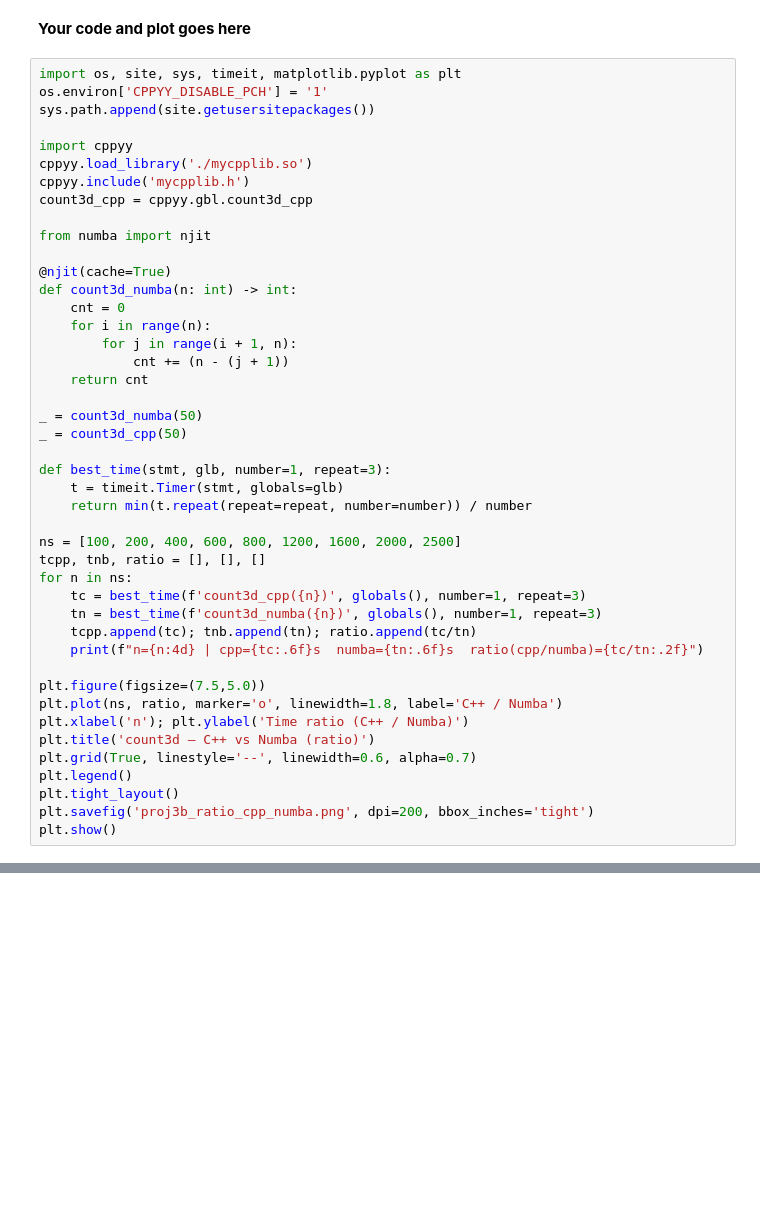
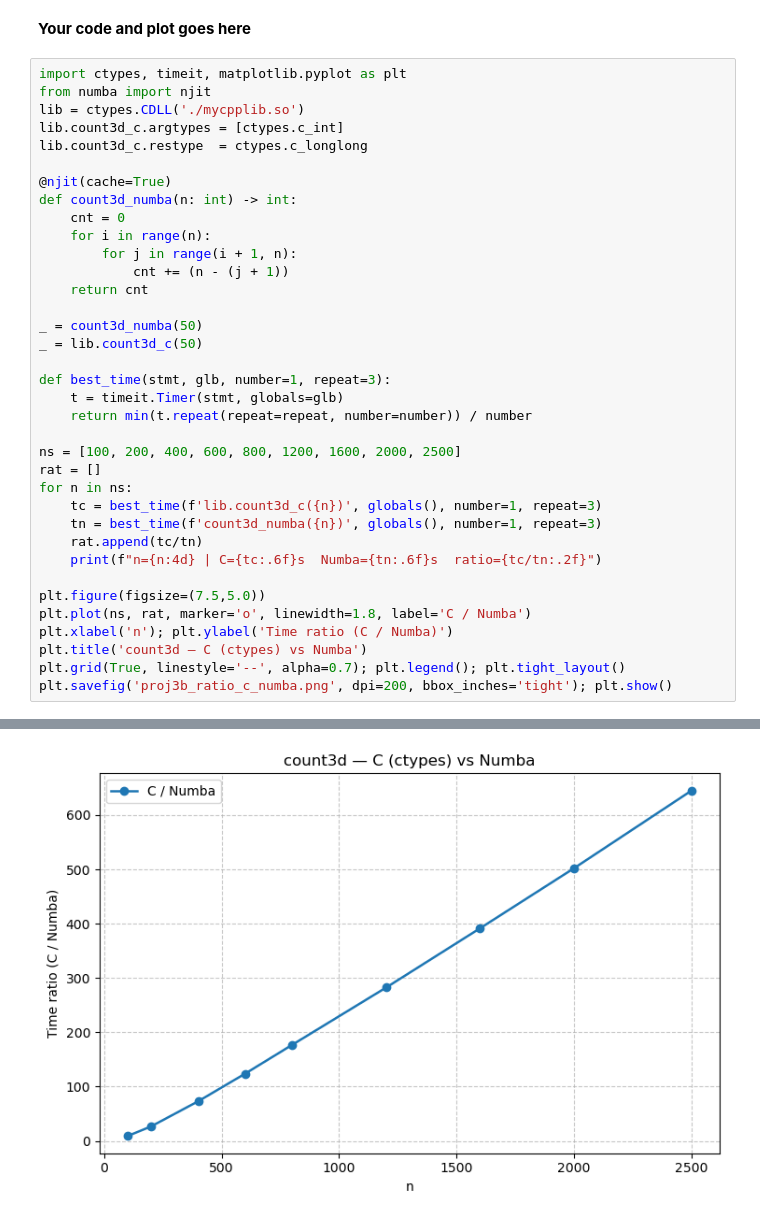
Before and after one commit to Y0UNGW00NGKIM/C-to-Python, a Jupyter notebook: cppyy.ipynb, the cells around one changed output, grey strips where cells are left out. Drawn from its saved outputs; the diff is of its cells as text; blank space fills up the shorter version.

```diff
--- a/cppyy.ipynb
+++ b/cppyy.ipynb
@@ -321,16 +254,11 @@ Repeat the exerise now comparing the ties using C++ and numba (C++/numba).
 # %% [markdown]
 **Your code and plot goes here**
 # %%
-import os, site, sys, timeit, matplotlib.pyplot as plt
-os.environ['CPPYY_DISABLE_PCH'] = '1'
-sys.path.append(site.getusersitepackages())
-
-import cppyy
-cppyy.load_library('./mycpplib.so')
-cppyy.include('mycpplib.h')
-count3d_cpp = cppyy.gbl.count3d_cpp
-
+import ctypes, timeit, matplotlib.pyplot as plt
 from numba import njit
+lib = ctypes.CDLL('./mycpplib.so')
+lib.count3d_c.argtypes = [ctypes.c_int]
+lib.count3d_c.restype  = ctypes.c_longlong
 
 @njit(cache=True)
 def count3d_numba(n: int) -> int:
@@ -341,26 +269,24 @@ def count3d_numba(n: int) -> int:
     return cnt
 
 _ = count3d_numba(50)
-_ = count3d_cpp(50)
+_ = lib.count3d_c(50)
 
 def best_time(stmt, glb, number=1, repeat=3):
     t = timeit.Timer(stmt, globals=glb)
     return min(t.repeat(repeat=repeat, number=number)) / number
 
 ns = [100, 200, 400, 600, 800, 1200, 1600, 2000, 2500]
-tcpp, tnb, ratio = [], [], []
+rat = []
 for n in ns:
-    tc = best_time(f'count3d_cpp({n})', globals(), number=1, repeat=3)
+    tc = best_time(f'lib.count3d_c({n})', globals(), number=1, repeat=3)
     tn = best_time(f'count3d_numba({n})', globals(), number=1, repeat=3)
-    tcpp.append(tc); tnb.append(tn); ratio.append(tc/tn)
-    print(f"n={n:4d} | cpp={tc:.6f}s  numba={tn:.6f}s  ratio(cpp/numba)={tc/tn:.2f}")
+    rat.append(tc/tn)
+    print(f"n={n:4d} | C={tc:.6f}s  Numba={tn:.6f}s  ratio={tc/tn:.2f}")
 
 plt.figure(figsize=(7.5,5.0))
-plt.plot(ns, ratio, marker='o', linewidth=1.8, label='C++ / Numba')
-plt.xlabel('n'); plt.ylabel('Time ratio (C++ / Numba)')
-plt.title('count3d — C++ vs Numba (ratio)')
-plt.grid(True, linestyle='--', linewidth=0.6, alpha=0.7)
-plt.legend()
-plt.tight_layout()
-plt.savefig('proj3b_ratio_cpp_numba.png', dpi=200, bbox_inches='tight')
-plt.show()
+plt.plot(ns, rat, marker='o', linewidth=1.8, label='C / Numba')
+plt.xlabel('n'); plt.ylabel('Time ratio (C / Numba)')
+plt.title('count3d — C (ctypes) vs Numba')
+plt.grid(True, linestyle='--', alpha=0.7); plt.legend(); plt.tight_layout()
+plt.savefig('proj3b_ratio_c_numba.png', dpi=200, bbox_inches='tight'); plt.show()
+# %% [output]
@@ -366,0 +302 @@ plt.show()
+[figure, added]
```
Also changed, not shown: parts of 18 cells of this notebook, 8 other files.
